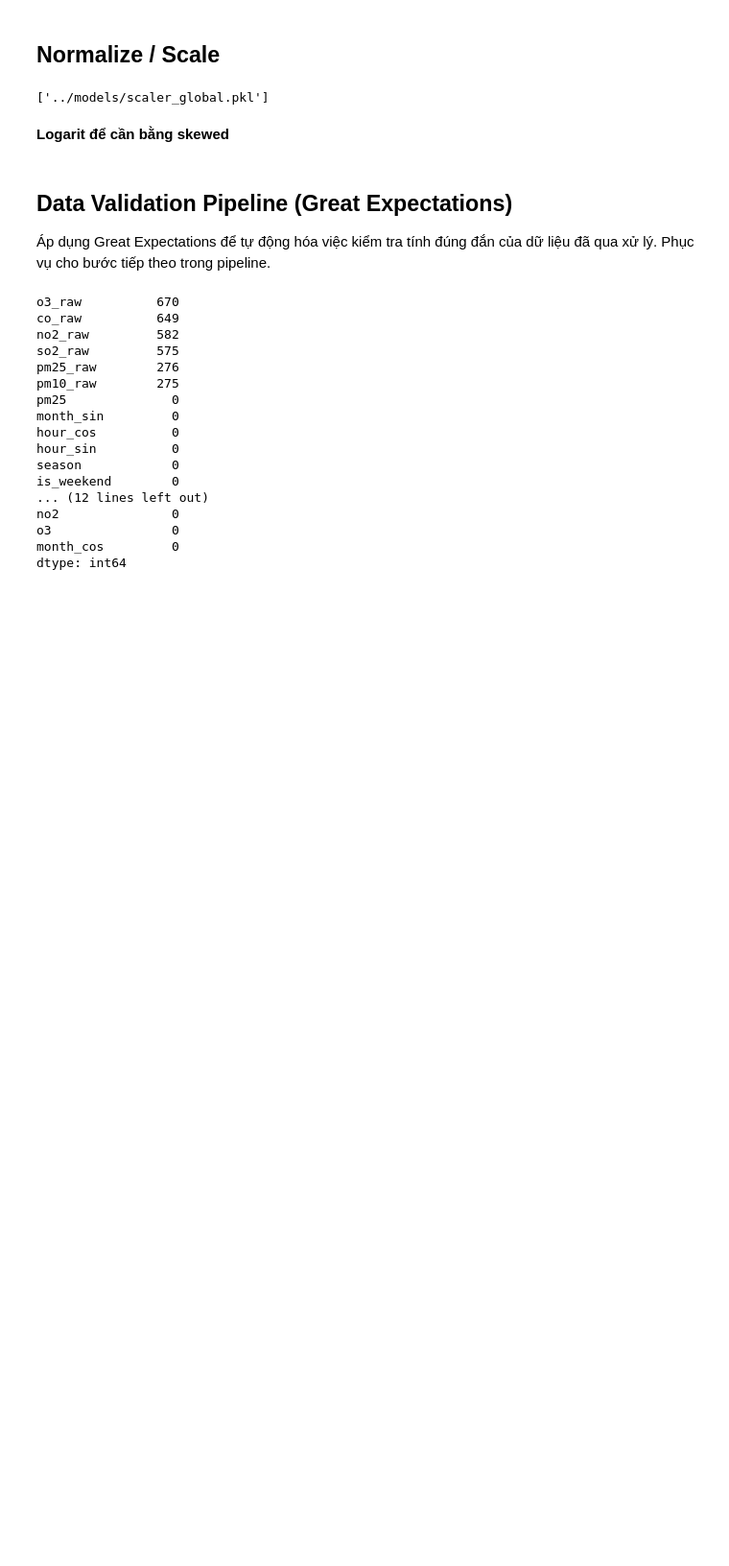
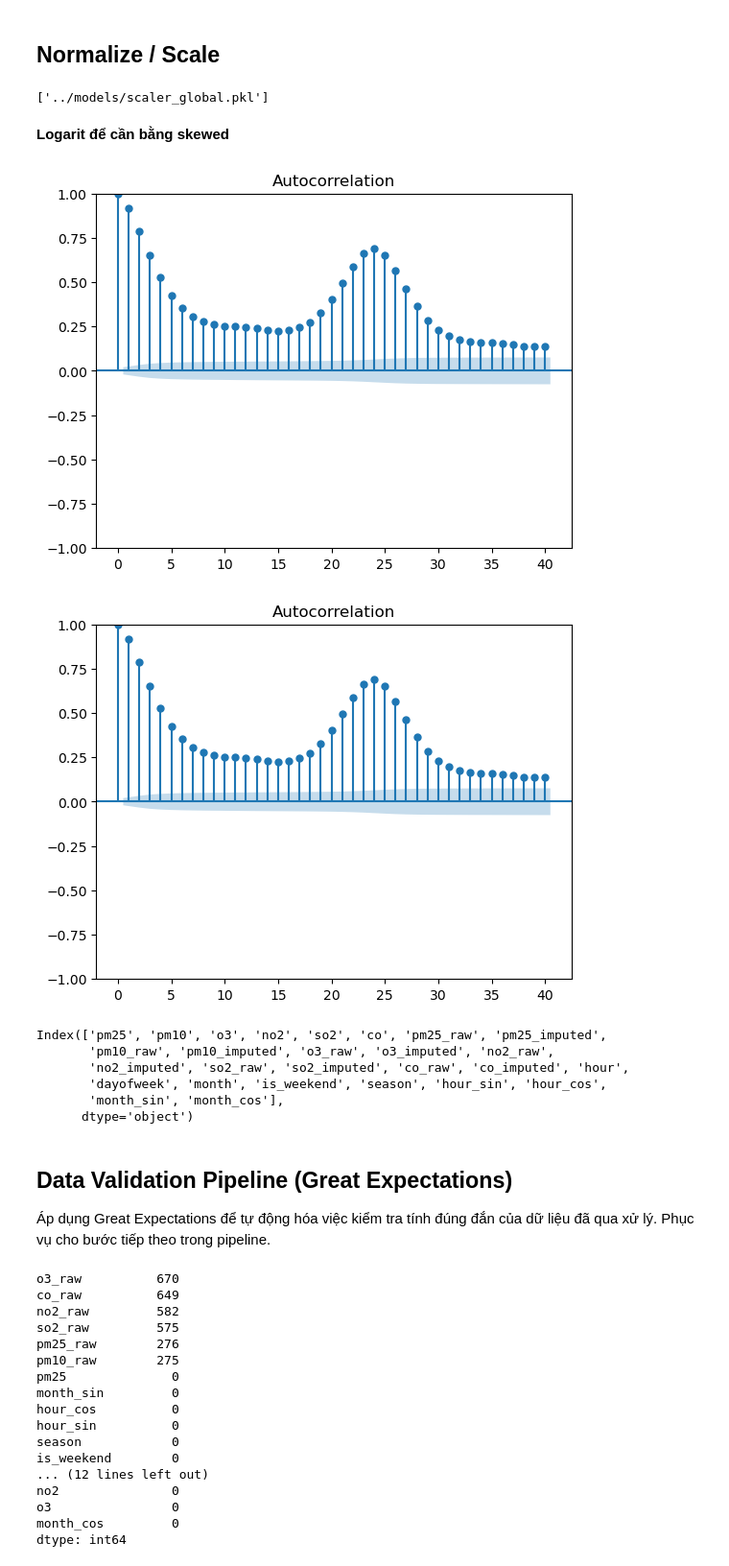
Before and after one commit to AnhQuan29112004/AI-Driven-Urban-Air-Pollution-Monitoring-System, a Jupyter notebook: air_pollution/notebook/02_data_cleaning_and_preprocessing.ipynb, the cells around one changed output. Shown at 96% size. Drawn from its saved outputs; the diff is of its cells as text; code cells hidden in the pictures; blank space fills up the shorter version.

```diff
--- a/air_pollution/notebook/02_data_cleaning_and_preprocessing.ipynb
+++ b/air_pollution/notebook/02_data_cleaning_and_preprocessing.ipynb
@@ -172,0 +213,2 @@ df_uci_copy = impute_value(df_uci_copy,cols)
+# %%
+df_vietnam_capped.index = pd.to_datetime(df_vietnam_capped.index)
@@ -173,3 +219,5 @@ df_uci_copy = impute_value(df_uci_copy,cols)
+# %%
+df_vietnam_capped = impute_value(df_vietnam_capped,df_vietnam_col)
 # %%
 df_hanoi.columns
 # %% [output]
@@ -422,5 +491,11 @@ pollutants_global = ['CO', 'NO2', 'SO2', 'O3', 'PM2.5', 'PM10']
 for col in pollutants_global:
     for lag in [1, 3, 6, 12, 24]:
         df_global_capped[f'{col}_lag_{lag}h'] = df_global_capped[col].shift(lag)
+
+vietnam_cols = ['CO', 'Dew', 'Humidity', 'NO2', 'O3', 'PM10',
+       'PM2.5', 'SO2', 'Temperature', 'Wind']
+for col in vietnam_cols:
+    for lag in [1, 3, 6, 12, 24]:
+        df_vietnam_capped[f'{col}_lag_{lag}h'] = df_vietnam_capped[col].shift(lag)
 # %% [markdown]
 ## Rolling mean
@@ -440,6 +522,11 @@ for col in pollutants_global:
         df_global_capped[f'{col}_rolling_std_{window}h']  = df_global_capped[col].rolling(window=window, min_periods=1).std()
 
 df_global_capped.fillna(0, inplace=True)
+
+for col in vietnam_cols:
+    for window in [3, 6, 12, 24]:
+        df_vietnam_capped[f'{col}_rolling_mean_{window}h'] = df_vietnam_capped[col].rolling(window=window, min_periods=1).mean()
+        df_vietnam_capped[f'{col}_rolling_std_{window}h']  = df_vietnam_capped[col].rolling(window=window, min_periods=1).std()
 # %%
 df_uci_capped['AQI'].isna().sum()
 # %% [output]
@@ -520,6 +620,20 @@ joblib.dump(scaler_global, '../models/scaler_global.pkl')
 ['../models/scaler_global.pkl']
 # %% [markdown]
 **Logarit để cần bằng skewed**
+# %%
+plot_acf(df_uci_capped['AQI'])
+# %% [output]
+[figure, added]
+[figure, added]
+# %%
+df_hanoi.columns
+# %% [output]
+Index(['pm25', 'pm10', 'o3', 'no2', 'so2', 'co', 'pm25_raw', 'pm25_imputed',
+       'pm10_raw', 'pm10_imputed', 'o3_raw', 'o3_imputed', 'no2_raw',
+       'no2_imputed', 'so2_raw', 'so2_imputed', 'co_raw', 'co_imputed', 'hour',
+       'dayofweek', 'month', 'is_weekend', 'season', 'hour_sin', 'hour_cos',
+       'month_sin', 'month_cos'],
+      dtype='object')
 # %%
 # # dùng logarit value để nornal háo skew cho dữ liệu
 # for col in ['CO','NO2','SO2','O3','PM2.5','PM10','AQI']:
```
Also changed, not shown: parts of 19 cells of this notebook.
